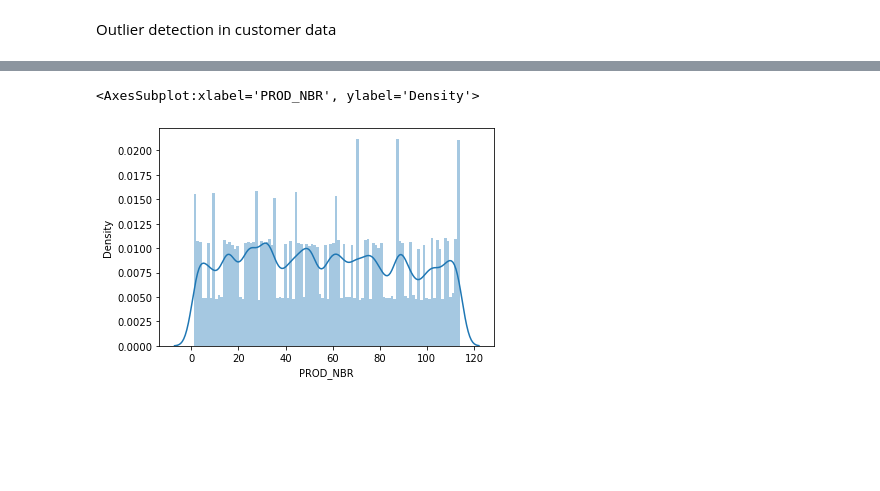
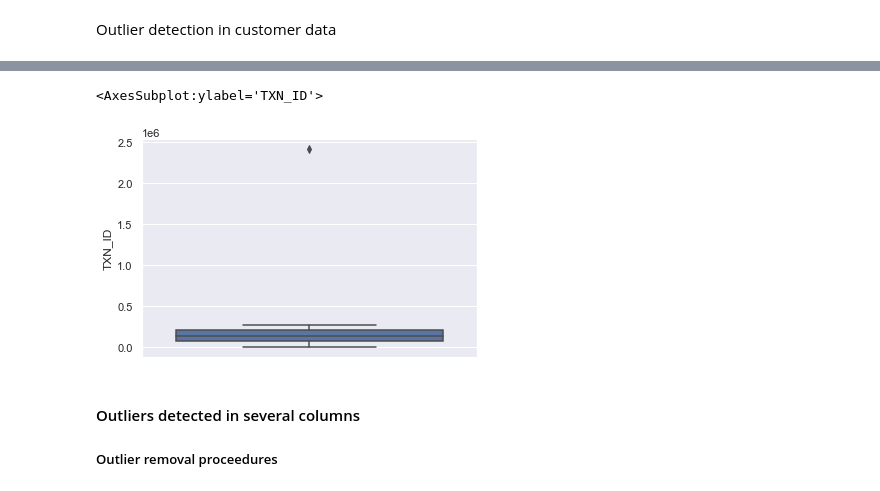
Before and after one commit to CHRISTINEMUTHEE/Quantium-Analysis, a Jupyter notebook: notebooks/data_cleaning.ipynb, the cells around one changed output, grey strips where cells are left out. Saved outputs shown, nothing was run; the diff lists cells and outputs as text; code cells hidden in the pictures; blank space fills up the shorter version.

Commit message:
completed data cleaning

```diff
--- a/notebooks/data_cleaning.ipynb
+++ b/notebooks/data_cleaning.ipynb
@@ -8,6 +8,7 @@ import pandas as pd
 import numpy as np
 import seaborn as sns
 import matplotlib.pyplot as plt
+sns.set() # Setting seaborn as default style
 # %%
 # Loading the data sets from google drive.
 path="https://docs.google.com/spreadsheets/d/e/2PACX-1vS4MqswS0ISKSntl85QN9aOo7r_6tRiftdPCakXYfc2WZ4bH1Zad0DANYL6BaNq1MyPG8Yq4nN7q8xi/pub?output=csv"
@@ -184,6 +193,9 @@ sns.boxplot(customer_df2['PROD_NBR'])
 # %%
 # Checking for outliers in continous variables
-sns.distplot(customer_df2['PROD_NBR'],hist=True,bins=100)
+sns.boxplot(data=customer_df2,y="TXN_ID")
 # %% [output]
-<AxesSubplot:xlabel='PROD_NBR', ylabel='Density'>
+<AxesSubplot:ylabel='TXN_ID'>
-[figure, old version]
+[figure, new version]
+# %% [markdown]
+#### Outliers detected in several columns
+##### Outlier removal proceedures
```
Also changed, not shown: parts of 5 cells of this notebook.
